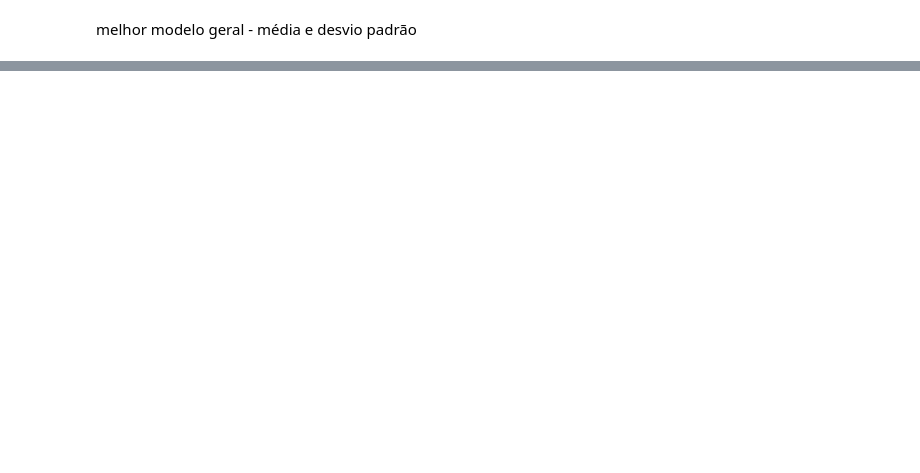
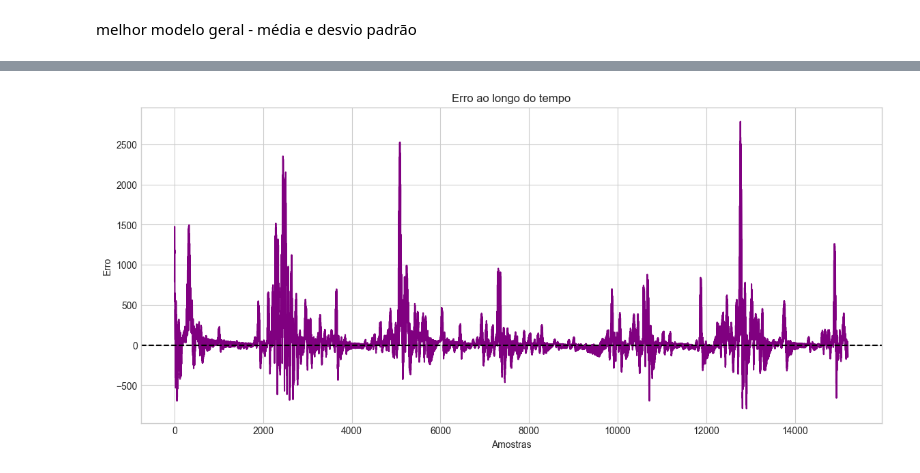
Before and after one commit to MarcosABP/Redes-Neurais, a Jupyter notebook: MLP.ipynb, the cells around one changed output, grey strips where cells are left out. Saved outputs shown, nothing was run; the diff lists cells and outputs as text; code cells hidden in the pictures; blank space fills up the shorter version.

```diff
--- a/MLP.ipynb
+++ b/MLP.ipynb
@@ -643,0 +794,4 @@ NameError: name 'y_test' is not defined
+# %%
+grafico_erro_tempo(y_test_original,y_pred_original)
+# %% [output]
+[figure, added]
```
Also changed, not shown: parts of 22 cells of this notebook.
